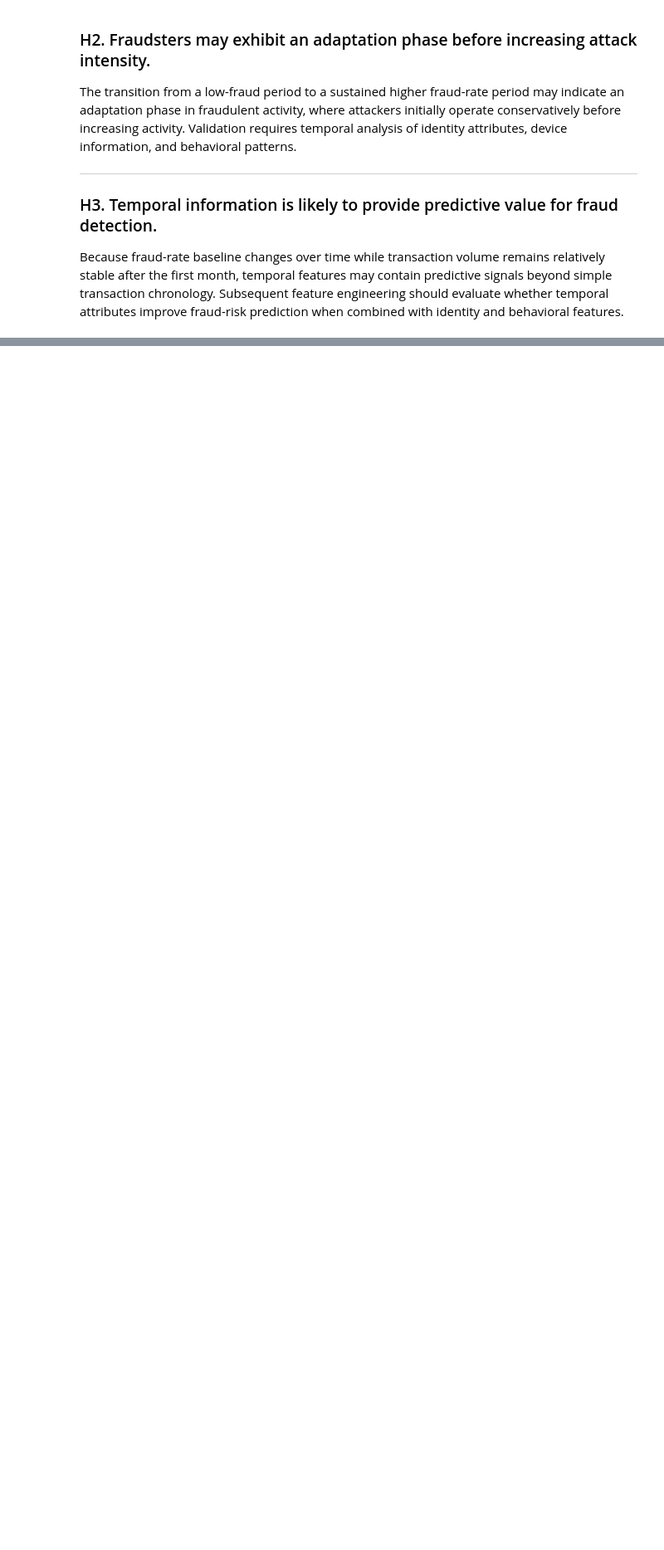
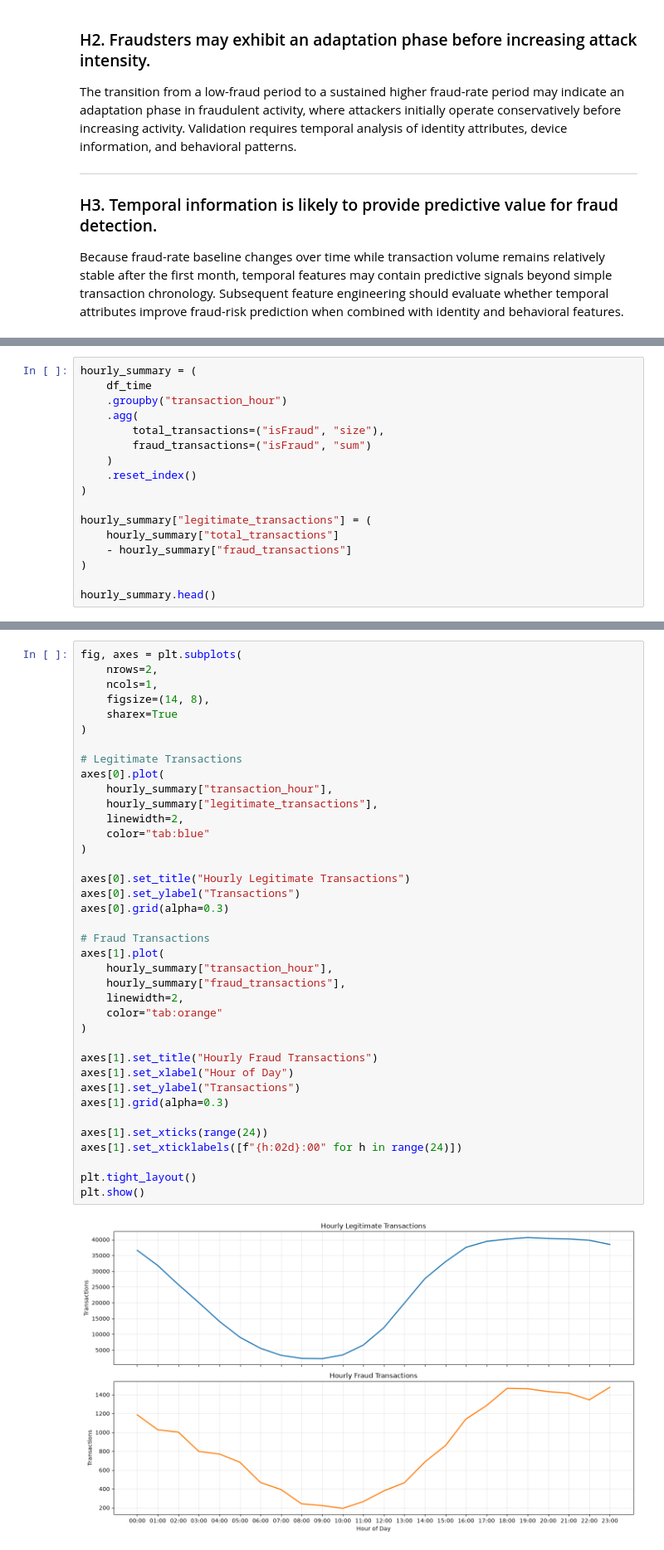
Before and after one commit to rizalkr/fraud_detection, a Jupyter notebook: notebooks/02_Exploratory_Data_Analysis.ipynb, the cells around one changed output, grey strips where cells are left out. Shown at 83% size. Drawn from its saved outputs; the diff is of its cells as text; blank space fills up the shorter version.

```diff
--- a/notebooks/02_Exploratory_Data_Analysis.ipynb
+++ b/notebooks/02_Exploratory_Data_Analysis.ipynb
@@ -685,0 +732,17 @@ Because fraud-rate baseline changes over time while transaction volume remains r
+# %%
+hourly_summary = (
+    df_time
+    .groupby("transaction_hour")
+    .agg(
+        total_transactions=("isFraud", "size"),
+        fraud_transactions=("isFraud", "sum")
+    )
+    .reset_index()
+)
+
+hourly_summary["legitimate_transactions"] = (
+    hourly_summary["total_transactions"]
+    - hourly_summary["fraud_transactions"]
+)
+
+hourly_summary.head()
@@ -685,0 +756,40 @@ Because fraud-rate baseline changes over time while transaction volume remains r
+# %%
+fig, axes = plt.subplots(
+    nrows=2,
+    ncols=1,
+    figsize=(14, 8),
+    sharex=True
+)
+
+# Legitimate Transactions
+axes[0].plot(
+    hourly_summary["transaction_hour"],
+    hourly_summary["legitimate_transactions"],
+    linewidth=2,
+    color="tab:blue"
+)
+
+axes[0].set_title("Hourly Legitimate Transactions")
+axes[0].set_ylabel("Transactions")
+axes[0].grid(alpha=0.3)
+
+# Fraud Transactions
+axes[1].plot(
+    hourly_summary["transaction_hour"],
+    hourly_summary["fraud_transactions"],
+    linewidth=2,
+    color="tab:orange"
+)
+
+axes[1].set_title("Hourly Fraud Transactions")
+axes[1].set_xlabel("Hour of Day")
+axes[1].set_ylabel("Transactions")
+axes[1].grid(alpha=0.3)
+
+axes[1].set_xticks(range(24))
+axes[1].set_xticklabels([f"{h:02d}:00" for h in range(24)])
+
+plt.tight_layout()
+plt.show()
+# %% [output]
+[figure, added]
```
Also changed, not shown: parts of 12 cells of this notebook.
